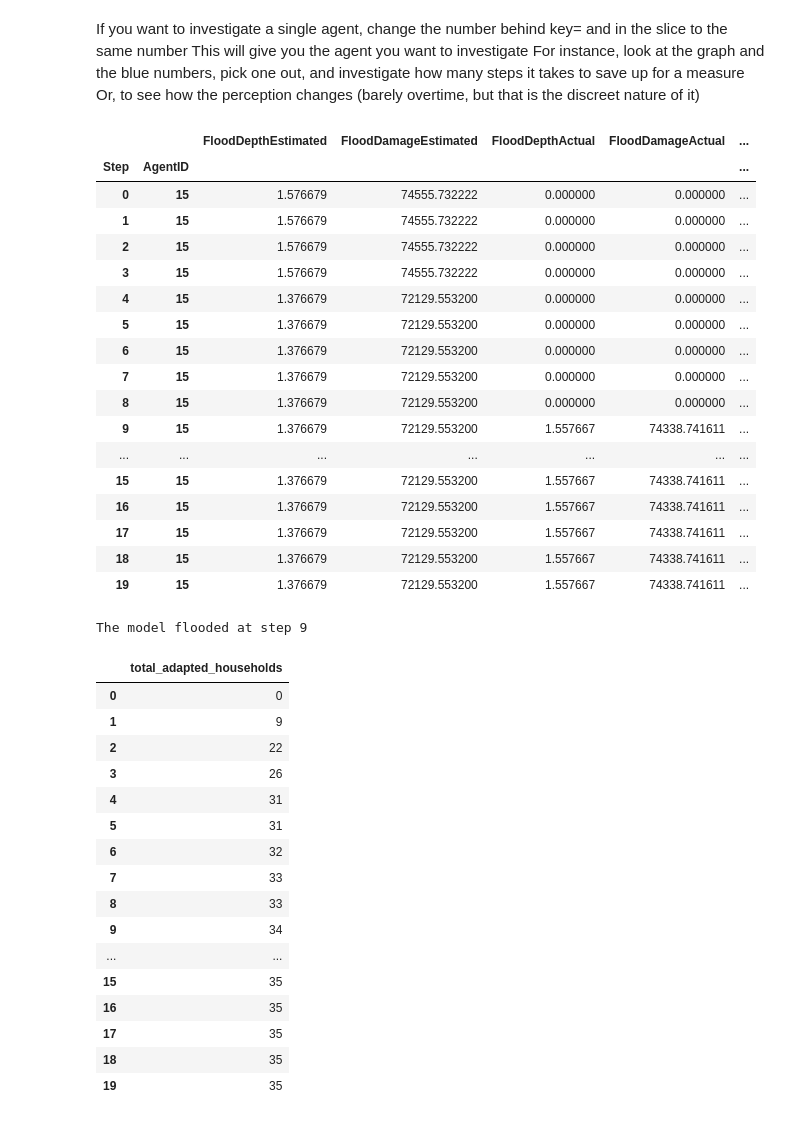
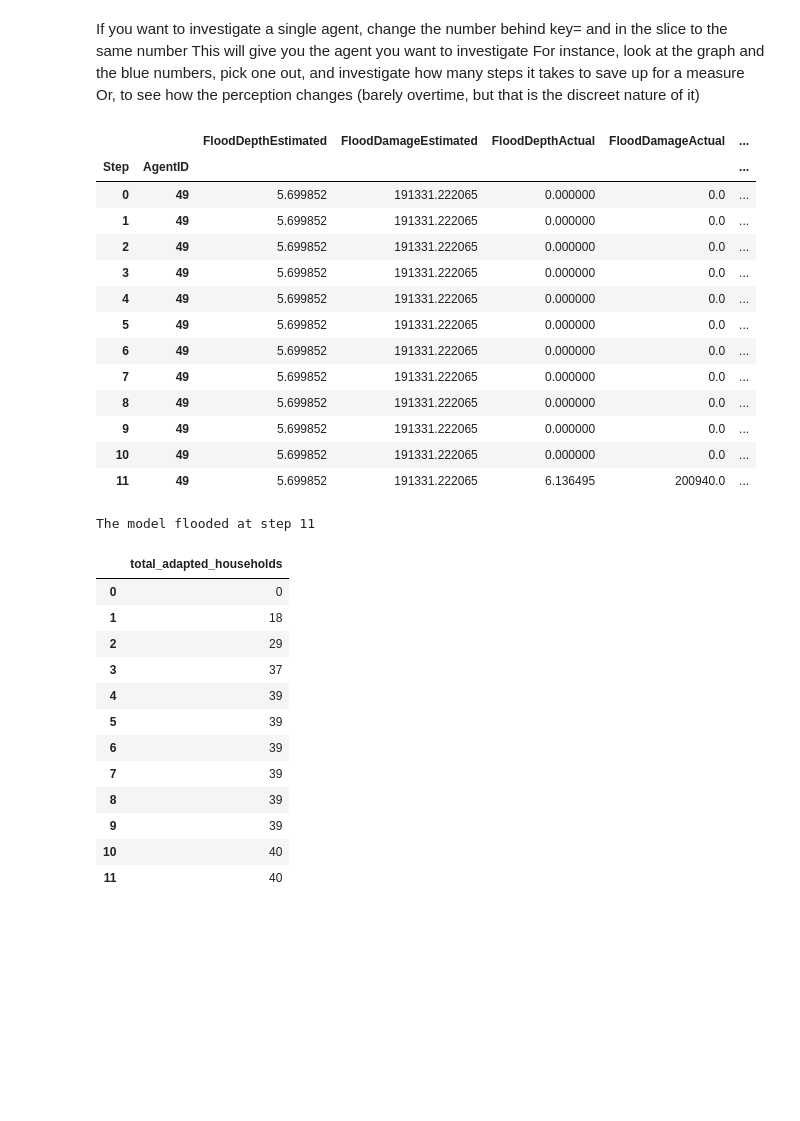
Before and after one commit to Martijntjevdg/SEN1211-ABM, a Jupyter notebook: base_model_mesa/model/demo.ipynb, the cells around one changed output. Saved outputs shown, nothing was run; the diff lists cells and outputs as text; code cells hidden in the pictures; blank space fills up the shorter version.

```diff
--- a/base_model_mesa/model/demo.ipynb
+++ b/base_model_mesa/model/demo.ipynb
@@ -55,8 +55,11 @@ plot_network(ax, model)
 plt.show()
 
 # Run the model for 20 steps and generate plots every 5 steps.
-for step in range(20):
+for step in range(model.number_of_steps):
     model.step()
+
+    if step == model.flood_step:
+        break
 
     # Every 5 steps, generate and display plots for both the spatial distribution and network.
     # Note the first step is step 0, so the plots will be generated at steps 4, 9, 14, and 19, which are the 5th, 10th, 15th, and 20th steps.
@@ -159,53 +118,45 @@ This will give you the agent you want to investigate
 For instance, look at the graph and the blue numbers, pick one out, and investigate how many steps it takes to save up for a measure
 Or, to see how the perception changes (barely overtime, but that is the discreet nature of it)
 # %%
-result_df_xs = agent_data.xs(key=15, level='AgentID', axis=0, drop_level=False)
+result_df_xs = agent_data.xs(key=49, level='AgentID', axis=0, drop_level=False)
 
 # Using .loc indexer
-agent = agent_data.loc[(slice(None), 15), :]
+agent = agent_data.loc[(slice(None), 49), :]
 
 agent
 # %% [output]
 |  |  | FloodDepthEstimated | FloodDamageEstimated | FloodDepthActual | FloodDamageActual | ... |
 | Step | AgentID |  |  |  |  | ... |
-| 0 | 15 | 1.576679 | 74555.732222 | 0.000000 | 0.000000 | ... |
-| 1 | 15 | 1.576679 | 74555.732222 | 0.000000 | 0.000000 | ... |
-| 2 | 15 | 1.576679 | 74555.732222 | 0.000000 | 0.000000 | ... |
-| 3 | 15 | 1.576679 | 74555.732222 | 0.000000 | 0.000000 | ... |
-| 4 | 15 | 1.376679 | 72129.553200 | 0.000000 | 0.000000 | ... |
-| 5 | 15 | 1.376679 | 72129.553200 | 0.000000 | 0.000000 | ... |
-| 6 | 15 | 1.376679 | 72129.553200 | 0.000000 | 0.000000 | ... |
-| 7 | 15 | 1.376679 | 72129.553200 | 0.000000 | 0.000000 | ... |
-| 8 | 15 | 1.376679 | 72129.553200 | 0.000000 | 0.000000 | ... |
-| 9 | 15 | 1.376679 | 72129.553200 | 1.557667 | 74338.741611 | ... |
-| ... | ... | ... | ... | ... | ... | ... |
-| 15 | 15 | 1.376679 | 72129.553200 | 1.557667 | 74338.741611 | ... |
-| 16 | 15 | 1.376679 | 72129.553200 | 1.557667 | 74338.741611 | ... |
-| 17 | 15 | 1.376679 | 72129.553200 | 1.557667 | 74338.741611 | ... |
-| 18 | 15 | 1.376679 | 72129.553200 | 1.557667 | 74338.741611 | ... |
-| 19 | 15 | 1.376679 | 72129.553200 | 1.557667 | 74338.741611 | ... |
+| 0 | 49 | 5.699852 | 191331.222065 | 0.000000 | 0.0 | ... |
+| 1 | 49 | 5.699852 | 191331.222065 | 0.000000 | 0.0 | ... |
+| 2 | 49 | 5.699852 | 191331.222065 | 0.000000 | 0.0 | ... |
+| 3 | 49 | 5.699852 | 191331.222065 | 0.000000 | 0.0 | ... |
+| 4 | 49 | 5.699852 | 191331.222065 | 0.000000 | 0.0 | ... |
+| 5 | 49 | 5.699852 | 191331.222065 | 0.000000 | 0.0 | ... |
+| 6 | 49 | 5.699852 | 191331.222065 | 0.000000 | 0.0 | ... |
+| 7 | 49 | 5.699852 | 191331.222065 | 0.000000 | 0.0 | ... |
+| 8 | 49 | 5.699852 | 191331.222065 | 0.000000 | 0.0 | ... |
+| 9 | 49 | 5.699852 | 191331.222065 | 0.000000 | 0.0 | ... |
+| 10 | 49 | 5.699852 | 191331.222065 | 0.000000 | 0.0 | ... |
+| 11 | 49 | 5.699852 | 191331.222065 | 6.136495 | 200940.0 | ... |
 # %%
 print('The model flooded at step', model.flood_step)
 # %% [output]
-The model flooded at step 9
+The model flooded at step 11
 # %%
 model_data = model.datacollector.get_model_vars_dataframe()
 model_data
 # %% [output]
 |  | total_adapted_households |
 | 0 | 0 |
-| 1 | 9 |
-| 2 | 22 |
-| 3 | 26 |
-| 4 | 31 |
-| 5 | 31 |
-| 6 | 32 |
-| 7 | 33 |
-| 8 | 33 |
-| 9 | 34 |
-| ... | ... |
-| 15 | 35 |
-| 16 | 35 |
-| 17 | 35 |
-| 18 | 35 |
-| 19 | 35 |
+| 1 | 18 |
+| 2 | 29 |
+| 3 | 37 |
+| 4 | 39 |
+| 5 | 39 |
+| 6 | 39 |
+| 7 | 39 |
+| 8 | 39 |
+| 9 | 39 |
+| 10 | 40 |
+| 11 | 40 |
```
Also changed, not shown: parts of 4 cells of this notebook, 3 other files.
